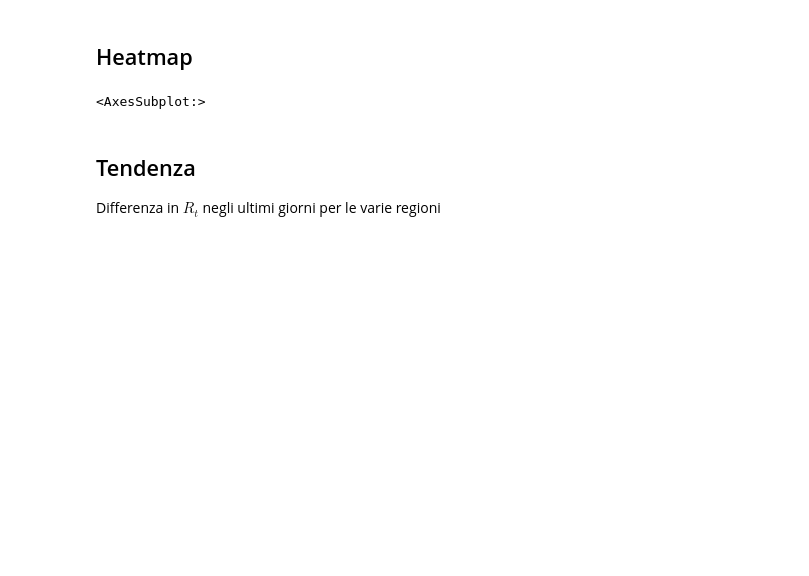
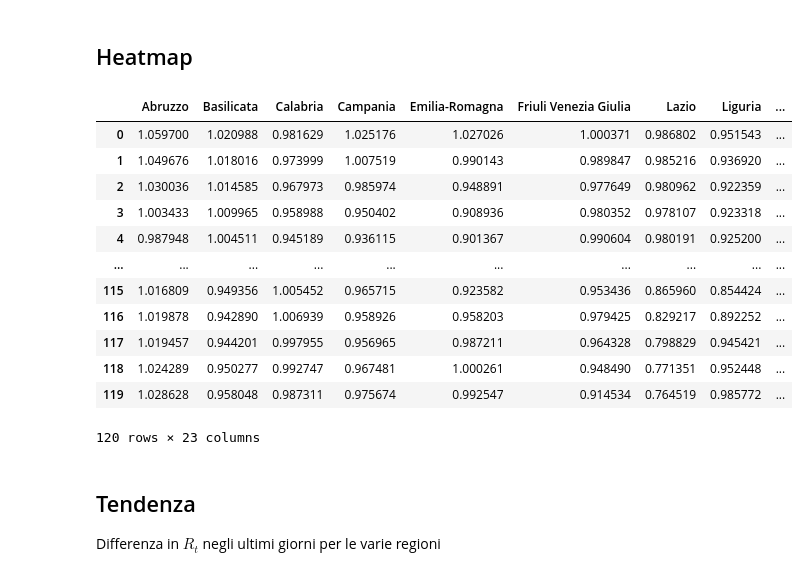
Before and after one commit to taracchi/covid, a Jupyter notebook: studio_rt_plotly.ipynb, the cells around one changed output. Drawn from its saved outputs; the diff is of its cells as text; code cells hidden in the pictures; blank space fills up the shorter version.

```diff
--- a/studio_rt_plotly.ipynb
+++ b/studio_rt_plotly.ipynb
@@ -126,12 +127,19 @@ import seaborn as sns
 import pandas as pd
 # %%
 rt_df=pd.DataFrame(rt)
+rt_df['Data']=giorni[-120:]
+rt_df
+# %% [output]
+|  | Abruzzo | Basilicata | Calabria | Campania | Emilia-Romagna | Friuli Venezia Giulia | Lazio | Liguria | ... |
+| 0 | 1.059700 | 1.020988 | 0.981629 | 1.025176 | 1.027026 | 1.000371 | 0.986802 | 0.951543 | ... |
+| 1 | 1.049676 | 1.018016 | 0.973999 | 1.007519 | 0.990143 | 0.989847 | 0.985216 | 0.936920 | ... |
+| 2 | 1.030036 | 1.014585 | 0.967973 | 0.985974 | 0.948891 | 0.977649 | 0.980962 | 0.922359 | ... |
+| 3 | 1.003433 | 1.009965 | 0.958988 | 0.950402 | 0.908936 | 0.980352 | 0.978107 | 0.923318 | ... |
+| 4 | 0.987948 | 1.004511 | 0.945189 | 0.936115 | 0.901367 | 0.990604 | 0.980191 | 0.925200 | ... |
+| ... | ... | ... | ... | ... | ... | ... | ... | ... | ... |
+| 115 | 1.016809 | 0.949356 | 1.005452 | 0.965715 | 0.923582 | 0.953436 | 0.865960 | 0.854424 | ... |
+| 116 | 1.019878 | 0.942890 | 1.006939 | 0.958926 | 0.958203 | 0.979425 | 0.829217 | 0.892252 | ... |
+| 117 | 1.019457 | 0.944201 | 0.997955 | 0.956965 | 0.987211 | 0.964328 | 0.798829 | 0.945421 | ... |
+| 118 | 1.024289 | 0.950277 | 0.992747 | 0.967481 | 1.000261 | 0.948490 | 0.771351 | 0.952448 | ... |
+| 119 | 1.028628 | 0.958048 | 0.987311 | 0.975674 | 0.992547 | 0.914534 | 0.764519 | 0.985772 | ... |
+120 rows × 23 columns
-# %%
-last_days=14
-
-giorni_labels=[g[0:10] for g in giorni[-last_days:]]
-
-fig, ax = plt.subplots(figsize=(25,10))
-sns.heatmap(rt_df.iloc[-last_days:].transpose(),ax=ax,cmap='hot_r',xticklabels=giorni_labels)
-# %% [output]
-<AxesSubplot:>
```
Also changed, not shown: parts of 8 cells of this notebook, 30 other files.
